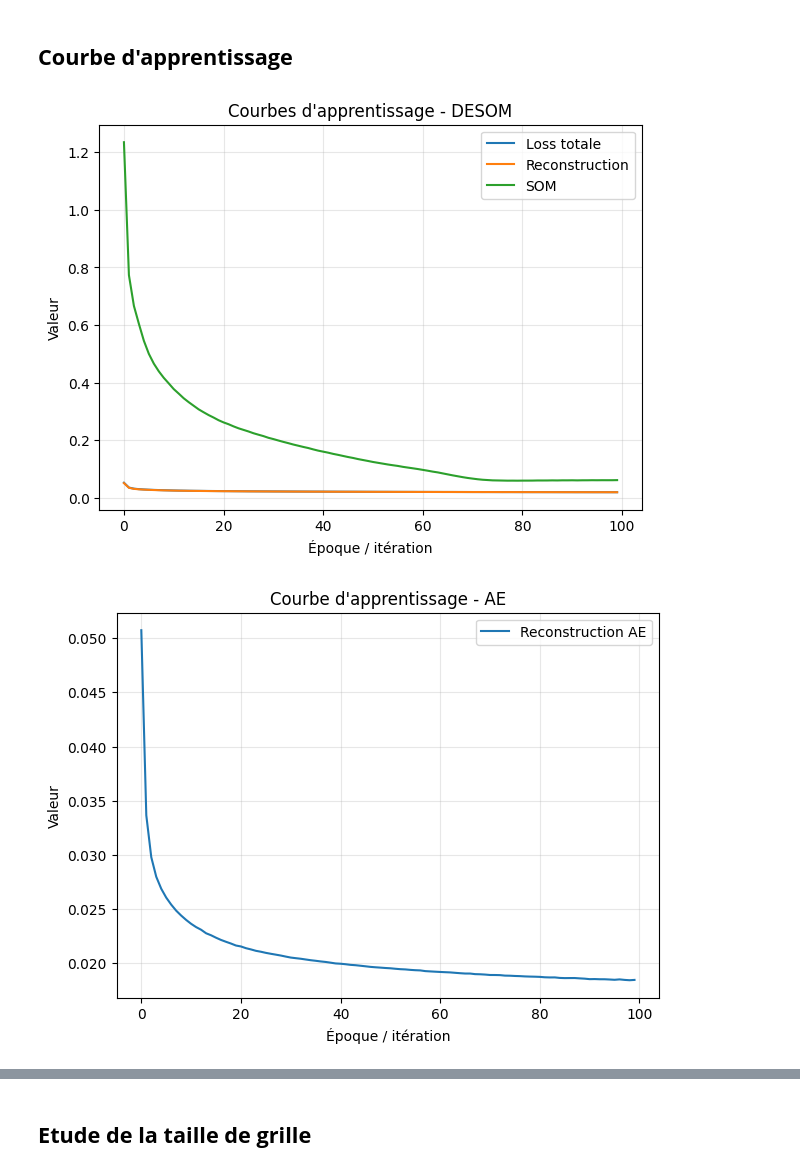
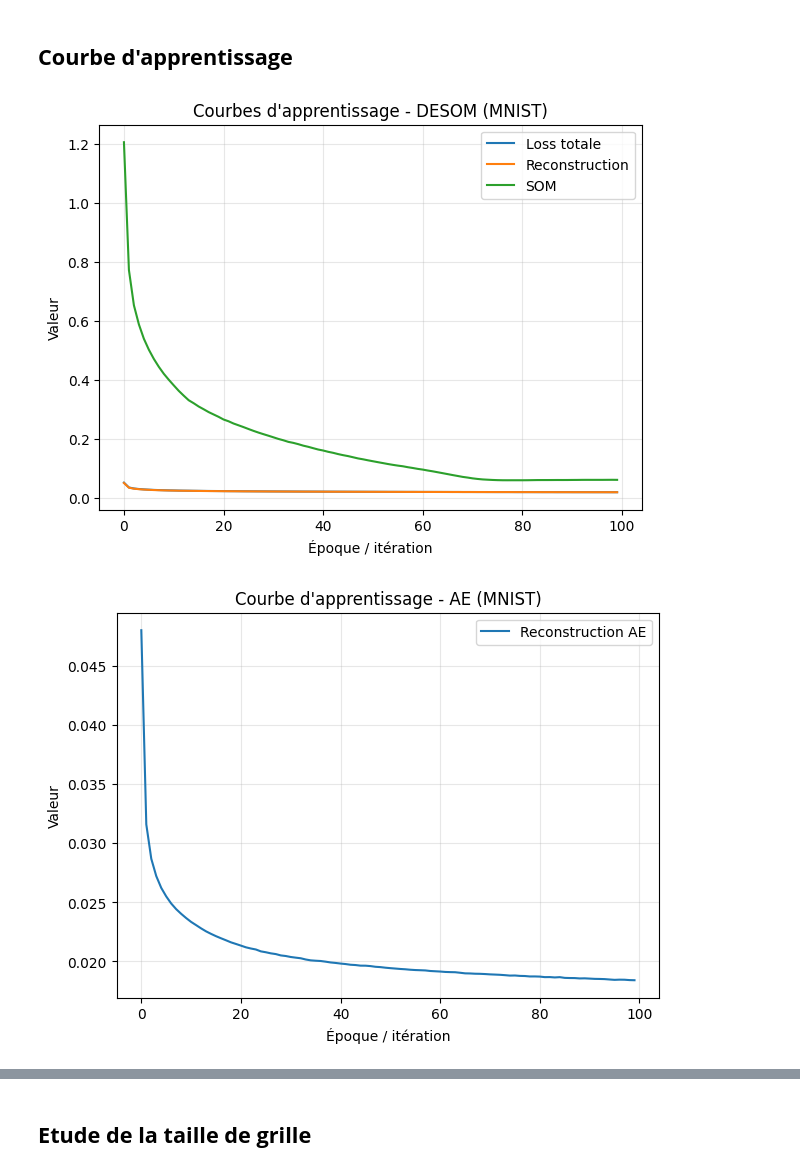
Before and after one commit to W1ll1amCA/SOM-DESOM, a Jupyter notebook: notebooks/resultats_empiriques.ipynb, the cells around one changed output, grey strips where cells are left out. Drawn from its saved outputs; the diff is of its cells as text; code cells hidden in the pictures.

```diff
--- a/notebooks/resultats_empiriques.ipynb
+++ b/notebooks/resultats_empiriques.ipynb
@@ -213,28 +213,28 @@ eval_utils.hit_map(Z_test_desom, weights_desom, grid_size, title="Hit Map du DES
 # %%
 # DESOM
 eval_utils.plot_training_curves(
     {
         "Loss totale": desom_losses["total"],
         "Reconstruction": desom_losses["reconstruction"],
         "SOM": desom_losses["som"],
     },
-    title="Courbes d'apprentissage - DESOM",
+    title="Courbes d'apprentissage - DESOM (MNIST)",
     save_path=save_path / "training_curves_desom.png"
 )
 
 # AE+SOM
 eval_utils.plot_training_curves(
     {
         "Reconstruction AE": ae_losses
     },
-    title="Courbe d'apprentissage - AE",
+    title="Courbe d'apprentissage - AE (MNIST)",
     save_path=save_path / "training_curves_ae.png"
 )
 
 # batch SOM n'a pas de courbe d'apprentissage à proprement parler, mais on peut visualiser
 # l'évolution de la quantization error
-eval_utils.plot_training_curves(history_som, title="Évolution de l'erreur de quantification du batch SOM",
+eval_utils.plot_training_curves(history_som, title="Évolution de l'erreur de quantification du batch SOM (MNIST)",
                                 save_path=save_path / "training_curves_som.png")
 # %% [output]
-[figure, old version]
+[figure, new version]
-[figure, old version]
+[figure, new version]
```
Also changed, not shown: parts of 16 cells of this notebook, 32 other files.
